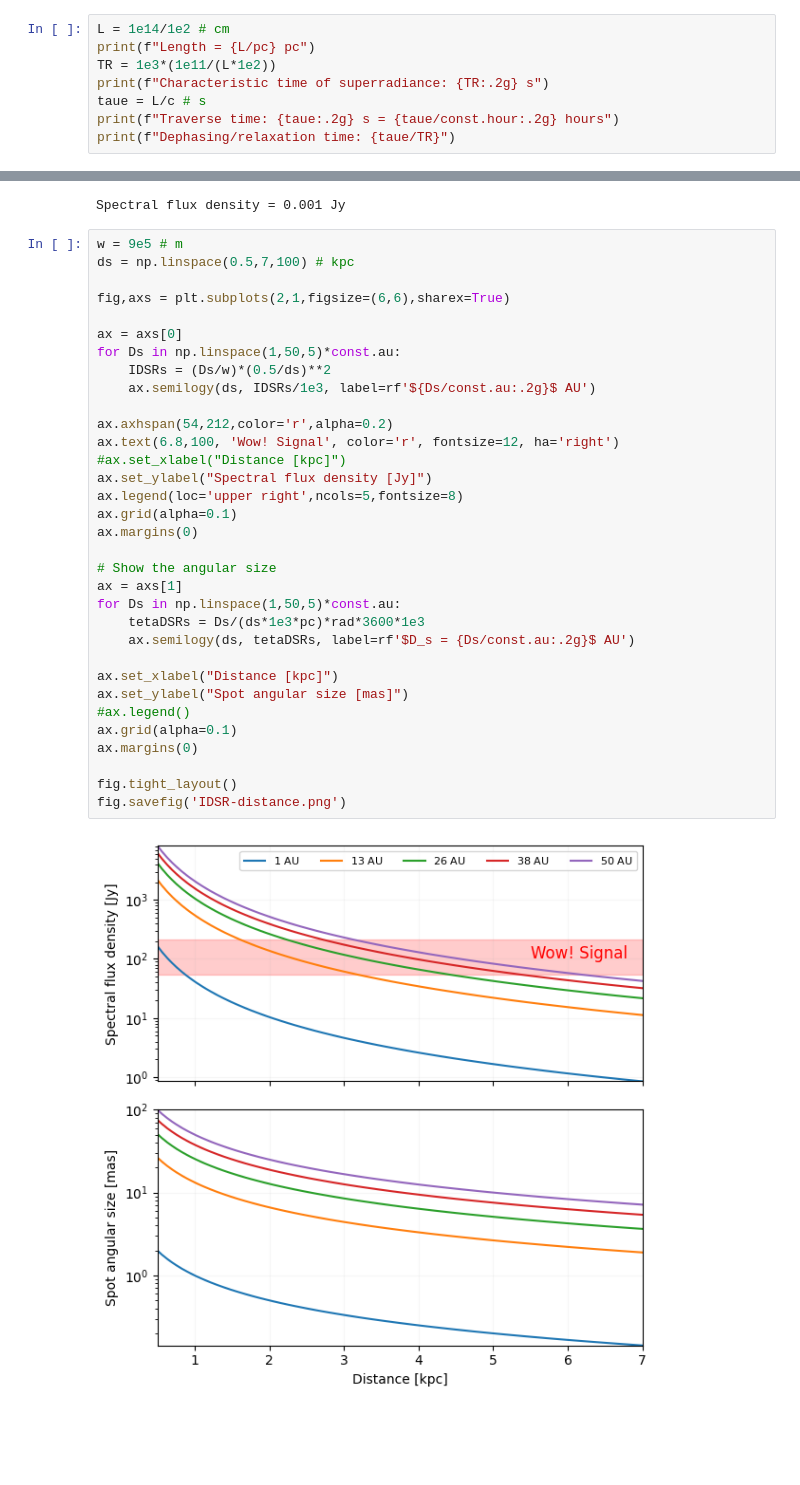
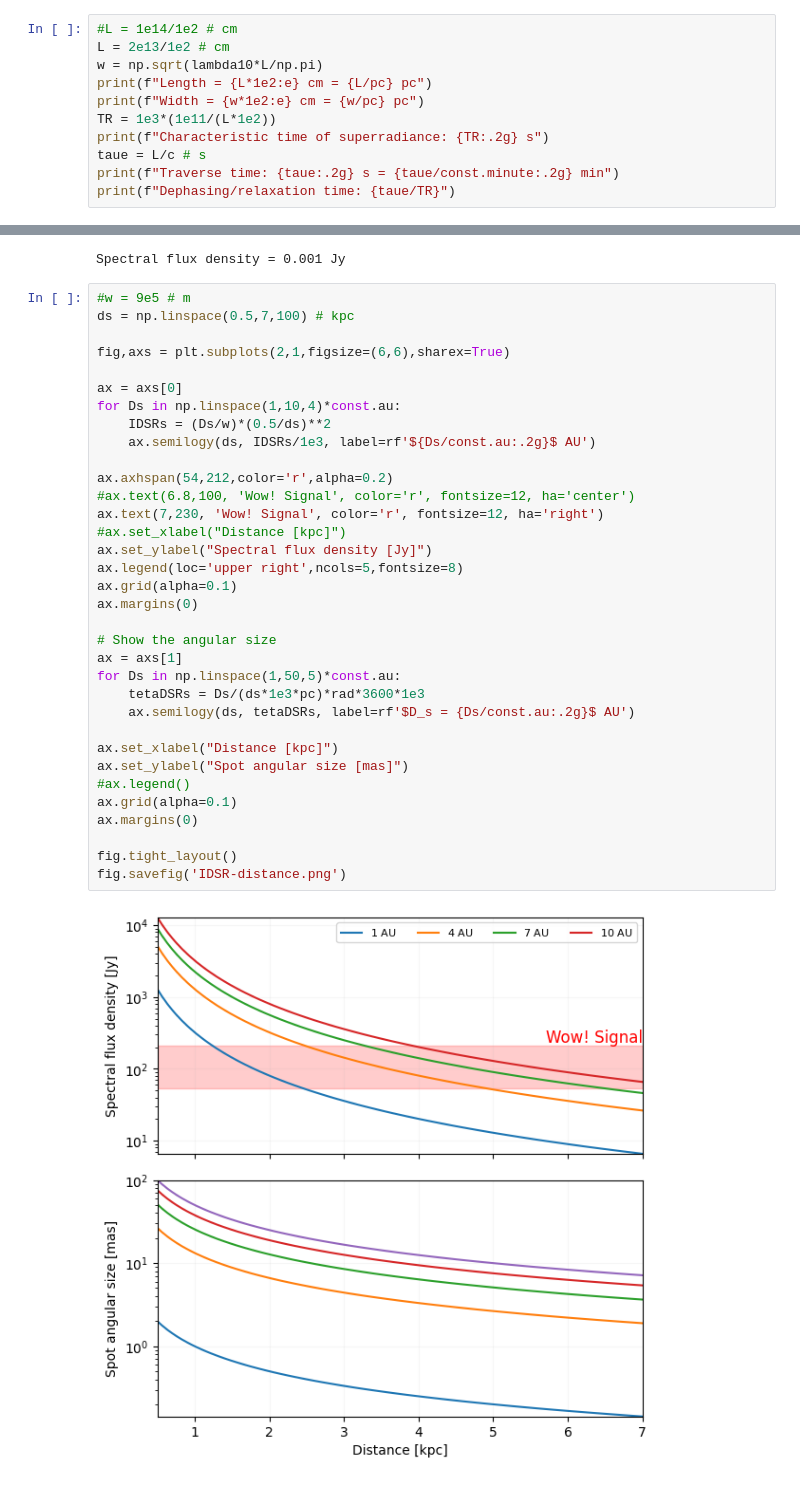
Before and after one commit to seap-udea/AreciboWow, a Jupyter notebook: AreciboWow_HIssModel_v1.ipynb, the cells around one changed output, grey strips where cells are left out. Drawn from its saved outputs; the diff is of its cells as text; blank space fills up the shorter version.

```diff
--- a/AreciboWow_HIssModel_v1.ipynb
+++ b/AreciboWow_HIssModel_v1.ipynb
@@ -568,11 +568,14 @@ plt.grid()
 # %% [output]
 [figure]
 # %%
-L = 1e14/1e2 # cm
-print(f"Length = {L/pc} pc")
+#L = 1e14/1e2 # cm
+L = 2e13/1e2 # cm
+w = np.sqrt(lambda10*L/np.pi)
+print(f"Length = {L*1e2:e} cm = {L/pc} pc")
+print(f"Width = {w*1e2:e} cm = {w/pc} pc")
 TR = 1e3*(1e11/(L*1e2))
 print(f"Characteristic time of superradiance: {TR:.2g} s")
 taue = L/c # s
-print(f"Traverse time: {taue:.2g} s = {taue/const.hour:.2g} hours")
+print(f"Traverse time: {taue:.2g} s = {taue/const.minute:.2g} min")
 print(f"Dephasing/relaxation time: {taue/TR}")
 # %% [output]
@@ -657,37 +666,38 @@ print(f"Spectral flux density = {IDSR/Jy:.2g} Jy")
 # %% [output]
 Spectral flux density = 0.001 Jy
 # %%
-w = 9e5 # m
+#w = 9e5 # m
 ds = np.linspace(0.5,7,100) # kpc
 
 fig,axs = plt.subplots(2,1,figsize=(6,6),sharex=True)
 
 ax = axs[0]
-for Ds in np.linspace(1,50,5)*const.au:
+for Ds in np.linspace(1,10,4)*const.au:
     IDSRs = (Ds/w)*(0.5/ds)**2
     ax.semilogy(ds, IDSRs/1e3, label=rf'${Ds/const.au:.2g}$ AU')
 
 ax.axhspan(54,212,color='r',alpha=0.2)
-ax.text(6.8,100, 'Wow! Signal', color='r', fontsize=12, ha='right')
+#ax.text(6.8,100, 'Wow! Signal', color='r', fontsize=12, ha='center')
+ax.text(7,230, 'Wow! Signal', color='r', fontsize=12, ha='right')
 #ax.set_xlabel("Distance [kpc]")
 ax.set_ylabel("Spectral flux density [Jy]")
 ax.legend(loc='upper right',ncols=5,fontsize=8)
 ax.grid(alpha=0.1)
 ax.margins(0)
 
 # Show the angular size
 ax = axs[1]
 for Ds in np.linspace(1,50,5)*const.au:
     tetaDSRs = Ds/(ds*1e3*pc)*rad*3600*1e3
     ax.semilogy(ds, tetaDSRs, label=rf'$D_s = {Ds/const.au:.2g}$ AU')
 
 ax.set_xlabel("Distance [kpc]")
 ax.set_ylabel("Spot angular size [mas]")
 #ax.legend()
 ax.grid(alpha=0.1)
 ax.margins(0)
 
 fig.tight_layout()
 fig.savefig('IDSR-distance.png')
 # %% [output]
-[figure, old version]
+[figure, new version]
```
Also changed, not shown: parts of 7 cells of this notebook, 2 other files.
